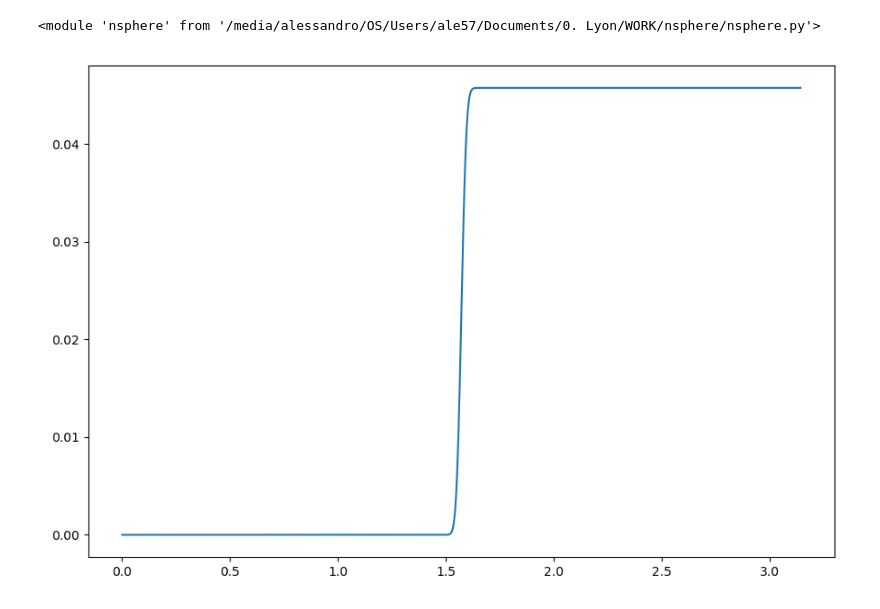
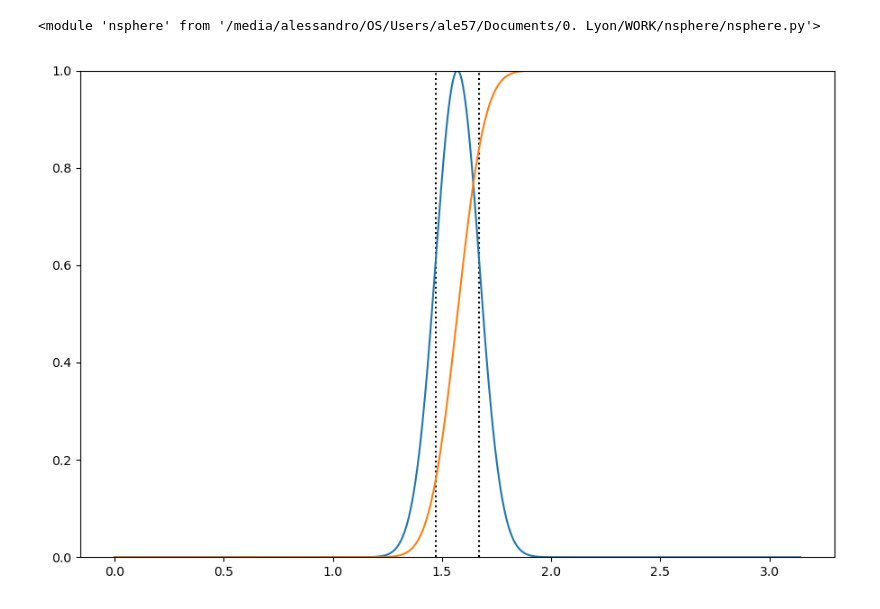
Before and after one commit to AlessandroLovo/nsphere, a Jupyter notebook: test.ipynb, the cells around one changed output. Saved outputs shown, nothing was run; the diff lists cells and outputs as text; code cells hidden in the pictures.

```diff
--- a/test.ipynb
+++ b/test.ipynb
@@ -13,13 +14,18 @@ reload(ns)
 # %%
 xs = np.arange(0, np.pi, 0.001)
 
-i_s = ns.i_d(xs, 3000)
+d = 100
+h = ns.Handler(d)
+l = np.arccos(1/np.sqrt(d))
 
 plt.close(1)
 fig, ax = plt.subplots(num=1, figsize=(9,6))
+ax.set_ylim(0,1)
 
-plt.plot(xs,i_s)
+plt.plot(xs,np.sin(xs)**d)
+plt.plot(xs, h.i(xs))
+plt.vlines([l, np.pi - l], *ax.get_ylim(), color='black', linestyle='dotted')
 
 fig.tight_layout()
 # %% [output]
-[figure, old version]
+[figure, new version]
```
Also changed, not shown: parts of 10 cells of this notebook, 1 other file.
